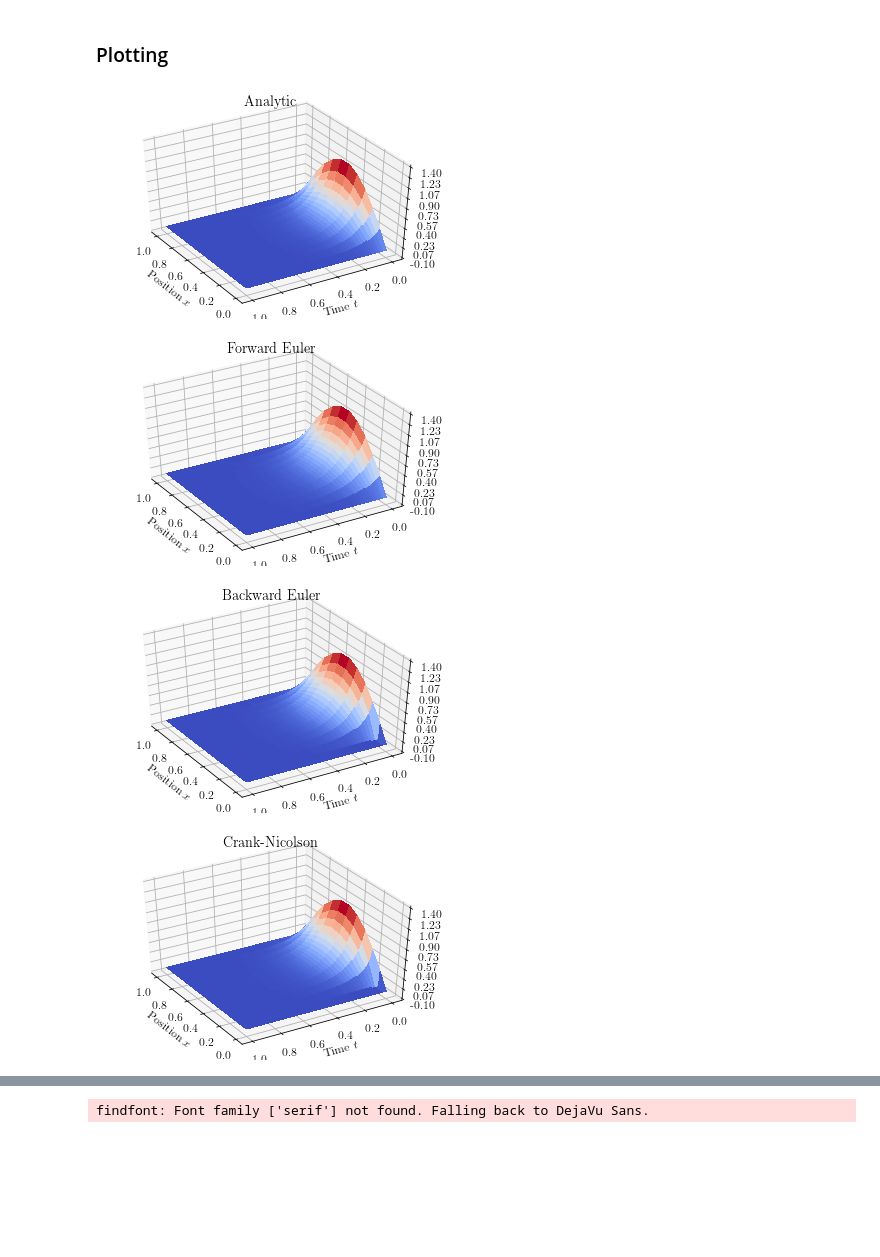
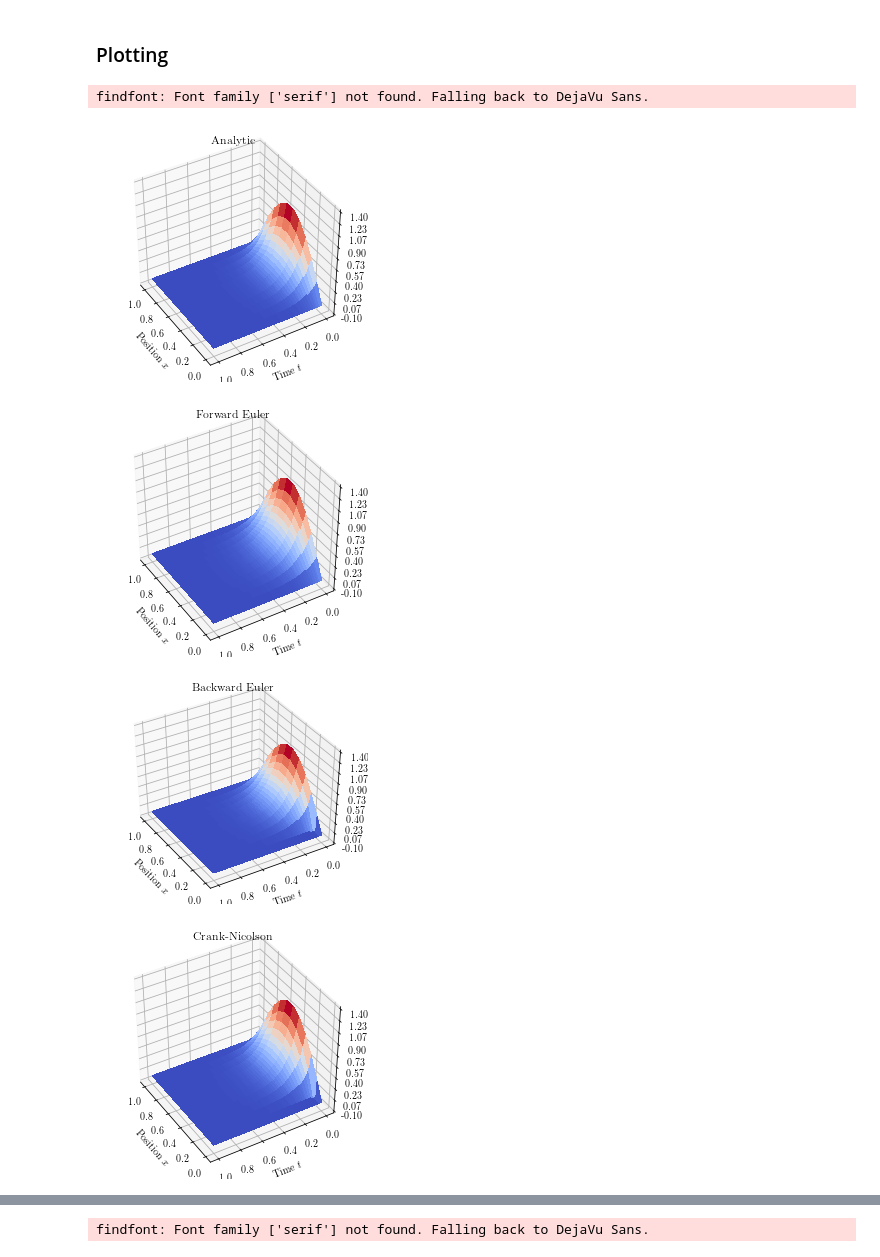
Before and after one commit to ohebbi/FYS-STK4155, a Jupyter notebook: project3/solving_PDE.ipynb, the cells around one changed output, grey strips where cells are left out. Saved outputs shown, nothing was run; the diff lists cells and outputs as text; code cells hidden in the pictures; blank space fills up the shorter version.

Commit message:
Plots formatting

```diff
--- a/project3/solving_PDE.ipynb
+++ b/project3/solving_PDE.ipynb
@@ -24,10 +24,12 @@ import tensorflow as tf
 import seaborn as sns
 from tqdm import tqdm
 from matplotlib import rc
+
+#Latex font for plots
 rc('font', **{'family': 'serif', 'serif': ['Computer Modern']})
 rc('text', usetex=True)
 rc('font', family='serif')
-plt.rcParams.update({'font.size': 12}) # Setting all font sizes
+plt.rcParams.update({'font.size': 10}) # Setting all font sizes
 # %% [markdown]
 ## Different PDE-solvers
 # %% [markdown]
@@ -109,7 +111,7 @@ crank_nicolson(alpha,uc,N,T)
 The Neural Network does not follow the stability criteria as the rest of the implemented methods. For the neural network we have implemented the criteria $dt = dx$. The reason for this is simply that the run time required to execute the neural network for $dt = 0.5dx^2$ would be too long and need of large memory. Therefore, if you are running this code for $dx = 0.01$, decrease the number of iterations of the neural network, cause for $10^5s$ number of iterations the runtime for NN is approximately 2 hours.
 # %%
 # Defining variables
-num_iter = 10000 # Number of iterations
+num_iter = 100 # Number of iterations
 num_hidden_neurons = [90] # Number of hidden neurons in each layer
 string = "Adam" # Choosing which Gradient Descent to use, eihter Adam or GD
 learning_rate = 0.0  # When using Adam as GD learning_rate is not needed, but when GD is used a learning_rate needs to be specified
@@ -154,6 +156,9 @@ x,t = np.meshgrid(x,t)
 
 
 fig = plt.figure();
+w = 5.78851          # Latex document text width
+
+fig.set_size_inches(w=w*0.8,h= 4.5)
 ax = fig.gca(projection='3d');
 # Plot the surface.
 surf = ax.plot_surface(x, t, Analytic, cmap=cm.coolwarm,
@@ -167,10 +172,12 @@ ax.zaxis.set_major_formatter(FormatStrFormatter('%.02f'));
 plt.xlabel('Position $x$')
 plt.ylabel('Time $t$')
 plt.title("Analytic")
+plt.savefig("plots/"+str(dx)+"/Analytic.pgf")
 plt.show()
 
 
 fig = plt.figure();
+fig.set_size_inches(w=w*0.8,h= 4.5)
 ax = fig.gca(projection='3d');
 # Plot the surface.
 surf = ax.plot_surface(x, t, uf, cmap=cm.coolwarm,
@@ -184,9 +191,11 @@ ax.zaxis.set_major_formatter(FormatStrFormatter('%.02f'));
 plt.xlabel('Position $x$')
 plt.ylabel('Time $t$')
 plt.title("Forward Euler")
+plt.savefig("plots/"+str(dx)+"/FE.pgf")
 plt.show()
 
 fig = plt.figure();
+fig.set_size_inches(w=w*0.8,h= 4.0)
 ax = fig.gca(projection='3d');
 # Plot the surface.
 surf = ax.plot_surface(x, t, ub, cmap=cm.coolwarm,
@@ -200,9 +209,11 @@ ax.zaxis.set_major_formatter(FormatStrFormatter('%.02f'));
 plt.xlabel('Position $x$')
 plt.ylabel('Time $t$')
 plt.title("Backward Euler")
+plt.savefig("plots/"+str(dx)+"/BE.pgf")
 plt.show()
 
 fig = plt.figure();
+fig.set_size_inches(w=w*0.8,h= 4.5)
 ax = fig.gca(projection='3d');
 # Plot the surface.
 surf = ax.plot_surface(x, t, uc, cmap=cm.coolwarm,
@@ -216,10 +227,12 @@ ax.zaxis.set_major_formatter(FormatStrFormatter('%.02f'));
 plt.xlabel('Position $x$')
 plt.ylabel('Time $t$')
 plt.title("Crank-Nicolson")
+plt.savefig("plots/"+str(dx)+"/CN.pgf")
 plt.show()
 
 
 fig = plt.figure();
+fig.set_size_inches(w=w*0.8,h= 4.5)
 ax = fig.gca(projection='3d');
 # Plot the surface.
 surf = ax.plot_surface(x_mesh, t_mesh, u_dnn, cmap=cm.coolwarm,
@@ -233,12 +246,14 @@ ax.zaxis.set_major_formatter(FormatStrFormatter('%.02f'));
 plt.xlabel('Position $x$')
 plt.ylabel('Time $t$')
 ax.set_title('Deep Neural Network with %d layer'%len(num_hidden_neurons))
+plt.savefig("plots/"+str(dx)+"/NN.pgf")
 plt.show()
 
 
 x_analytic = np.linspace(0,L, N+2)
 analytic = np.sin(np.pi*x_analytic)*np.exp(-np.pi**2*t[0][0])
 fig = plt.figure();
+fig.set_size_inches(w=w*0.8,h= 4.5)
 plt.title("Numerical vs analytical solution for t = 0")
 plt.plot(x[0], uf[0], ".")
 plt.plot(x[0], ub[0], ".")
@@ -246,6 +261,7 @@ plt.plot(x[0], uc[0], ".")
 plt.plot(x_mesh[0], u_dnn[0], ".")
 plt.plot(x_analytic, analytic)
 plt.legend(["FE", "BE", "CN", "DNN", "Analytic"])
+plt.savefig("plots/"+str(dx)+"/Comparison_0.pgf")
 
 plt.show()
 
@@ -264,6 +280,7 @@ print(np.max(abs(u_dnn[0]-analytic)))
 
 analytic = np.sin(np.pi*x_analytic)*np.exp(-np.pi**2*t[int(T/2)][0])
 fig = plt.figure();
+fig.set_size_inches(w=w*0.8,h= 4.5)
 plt.title("Numerical vs analytical solution for t = 0.5")
 plt.plot(x[0], uf[int(T/2)], ".")
 plt.plot(x[0], ub[int(T/2)], ".")
@@ -271,6 +288,7 @@ plt.plot(x[0], uc[int(T/2)], ".")
 plt.plot(x_mesh[0], u_dnn[int(T1/2)], ".")
 plt.plot(x_analytic, analytic)
 plt.legend(["FE", "BE", "CN", "NN", "Analytic"])
+plt.savefig("plots/"+str(dx)+"/Comparison_0.5.pgf")
 plt.show()
 
 print("\n Time = 0.5")
@@ -283,34 +301,37 @@ print(np.max(abs(ub[int(T/2)]-analytic)))
 print("\n Max absolute difference between Crank-Nicolson & Analytic = ")
 print(np.max(abs(uc[int(T/2)]-analytic)))
 
 print("\n Max absolute difference between Deep Neural Network & Analytic = ")
 print(np.max(abs(u_dnn[int(T1/2)]-analytic)))
 
 analytic = np.sin(np.pi*x_analytic)*np.exp(-np.pi**2*t[T-1][0])
 fig = plt.figure();
+fig.set_size_inches(w=w*0.8,h= 4.5)
 plt.title("Numerical vs analytical solution for t = 1")
 plt.plot(x[0], uf[T-1], ".")
 plt.plot(x[0], ub[T-1], ".")
 plt.plot(x[0], uc[T-1], ".")
 plt.plot(x_mesh[0], u_dnn[T1-1], ".")
 plt.plot(x_analytic, analytic)
 plt.legend(["FE", "BE", "CN", "NN", "Analytic"])
+plt.savefig("plots/"+str(dx)+"/Comparison_1.pgf")
 plt.show()
 
 print("\n Time = 1.0")
 print("\n Max absolute difference between Forward Euler & Analytic = ")
 print(np.max(abs(uf[T-1]-analytic)))
 
 print("\n Max absolute difference between Backward Euler & Analytic = ")
 print(np.max(abs(ub[T-1]-analytic)))
 
 print("\n Max absolute difference between Crank-Nicolson & Analytic = ")
 print(np.max(abs(uc[T-1]-analytic)))
 
 print("\n Max absolute difference between Deep Neural Network & Analytic = ")
 print(np.max(abs(u_dnn[T1-1]-analytic)))
 # %% [output]
+findfont: Font family ['serif'] not found. Falling back to DejaVu Sans.
-[figure, old version]
+[figure, new version]
-[figure, old version]
+[figure, new version]
-[figure, old version]
+[figure, new version]
-[figure, old version]
+[figure, new version]
@@ -318 +339 @@ print(np.max(abs(u_dnn[T1-1]-analytic)))
-findfont: Font family ['serif'] not found. Falling back to DejaVu Sans.
+findfont: Font family ['serif'] not found. Falling back to DejaVu Sans.
```
Also changed, not shown: parts of 2 cells of this notebook.
